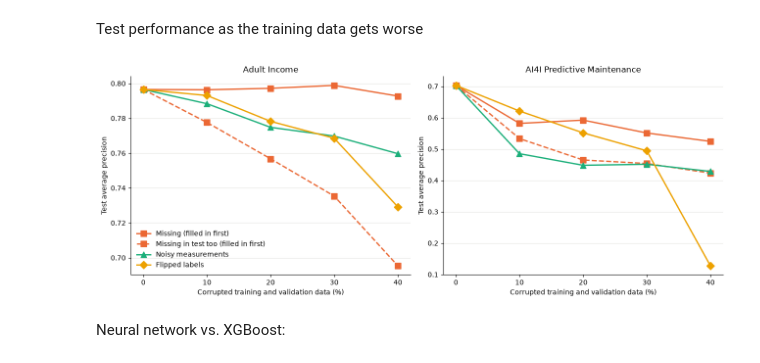
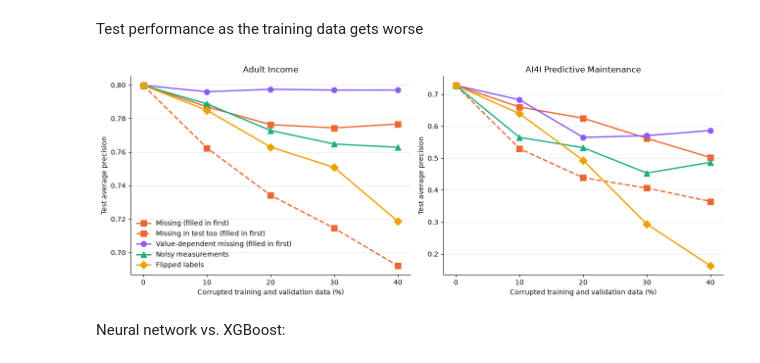
Before and after one commit to lucky-ee/ECS-171-Project, a Jupyter notebook: project-notebooks/NeuralNetwork.ipynb, the cells around one changed output. Drawn from its saved outputs; the diff is of its cells as text; code cells hidden in the pictures.

Commit message:
adding final model comparison visuals

```diff
--- a/project-notebooks/NeuralNetwork.ipynb
+++ b/project-notebooks/NeuralNetwork.ipynb
@@ -440,7 +430,8 @@ corruption_seed = 42
 # mcar = missing values (filled in before the network sees them), noise = inaccurate measurements,
 # label_flip = false labels
 # mcar_test = same as mcar, but the test set has missing values too
-corruption_types = ["mcar", "mcar_test", "noise", "label_flip"]
+corruption_types = ["mcar", "mcar_test", "mnar", "noise", "label_flip"]
+MNAR_COLUMNS = {"adult": ["education_num"], "ai4i": ["Tool_wear", "Torque"]}
 
 corrupted_models = {}
 corrupted_preprocessors = {}
@@ -473,6 +464,10 @@ for corruption_type in corruption_types:
             elif corruption_type == "noise":
                 data["X_train"] = perturb_features(data["X_train"], missing_rate, rng=train_rng, noise_scale=noise_scale)
                 data["X_val"] = perturb_features(data["X_val"], missing_rate, rng=val_rng, noise_scale=noise_scale)
+            elif corruption_type == "mnar":
+                for column in MNAR_COLUMNS[dataset_name]:
+                    data["X_train"] = inject_missing_mnar(data["X_train"], missing_rate, rng=train_rng, column=column)
+                    data["X_val"] = inject_missing_mnar(data["X_val"], missing_rate, rng=val_rng, column=column)
             elif corruption_type == "label_flip":
                 data["y_train"] = flip_labels(data["y_train"], missing_rate, rng=train_rng)
                 data["y_val"] = flip_labels(data["y_val"], missing_rate, rng=val_rng)
@@ -596,36 +591,36 @@ Test performance as the training data gets worse
 # %%
 # average test AP over the three seeds, for each corruption type and rate
 baseline_ap = normal_test_df.groupby("dataset")["average_precision"].mean()
 plot_df = corrupted_test_df.groupby(["corruption_type", "dataset", "missing_rate"])["average_precision"].mean().reset_index()
 
 labels = {"mcar": "Missing (filled in first)", "mcar_test": "Missing in test too (filled in first)",
-          "noise": "Noisy measurements", "label_flip": "Flipped labels"}
-colors = {"mcar": "#eb6834", "mcar_test": "#eb6834", "noise": "#1baf7a", "label_flip": "#eda100"}
-markers = {"mcar": "s", "mcar_test": "s", "noise": "^", "label_flip": "D"}
+          "noise": "Noisy measurements", "label_flip": "Flipped labels", "mnar": "Value-dependent missing (filled in first)"}
+colors = {"mcar": "#eb6834", "mcar_test": "#eb6834", "noise": "#1baf7a", "label_flip": "#eda100", "mnar": "#8b5cf6"}
+markers = {"mcar": "s", "mcar_test": "s", "noise": "^", "label_flip": "D", "mnar": "o"}
 
 fig, axes = plt.subplots(1, 2, figsize=(13, 5))
 for ax, dataset_name in zip(axes, dataset_names):
     for corruption_type in corruption_types:
         rows = plot_df[(plot_df.corruption_type == corruption_type) & (plot_df.dataset == dataset_name)]
         # every line starts at the clean baseline (0% corrupted)
         x = [0] + list(100 * rows.missing_rate)
         y = [baseline_ap[dataset_name]] + list(rows.average_precision)
         ax.plot(x, y, color=colors[corruption_type], marker=markers[corruption_type],
                 markersize=8, linewidth=2, label=labels[corruption_type],
                 linestyle="--" if corruption_type.endswith("_test") else "-")
     ax.set_title(titles[dataset_name])
     ax.set_xlabel("Corrupted training and validation data (%)")
     ax.set_ylabel("Test average precision")
     ax.set_xticks([0, 10, 20, 30, 40])
     ax.grid(axis="y", color="#e5e5e2", linewidth=0.8)
     ax.set_axisbelow(True)
     ax.spines[["top", "right"]].set_visible(False)
 axes[0].legend(frameon=False)
 plt.tight_layout()
 plt.savefig(results_dir / "test_ap_vs_corruption.png", dpi=150)
 plt.show()
 # %% [output]
-[figure, old version]
+[figure, new version]
 # %% [markdown]
 Neural network vs. XGBoost:
 # %%
```
Also changed, not shown: parts of 8 cells of this notebook, 53 other files.
